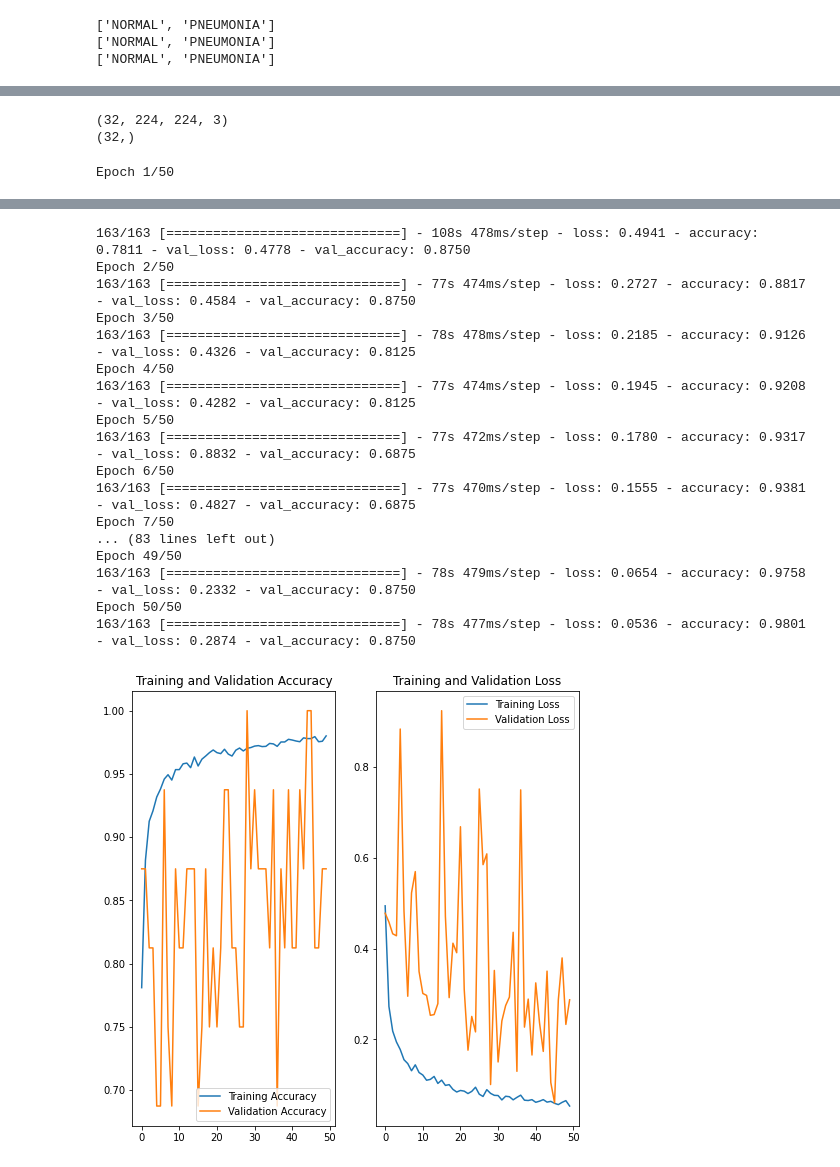
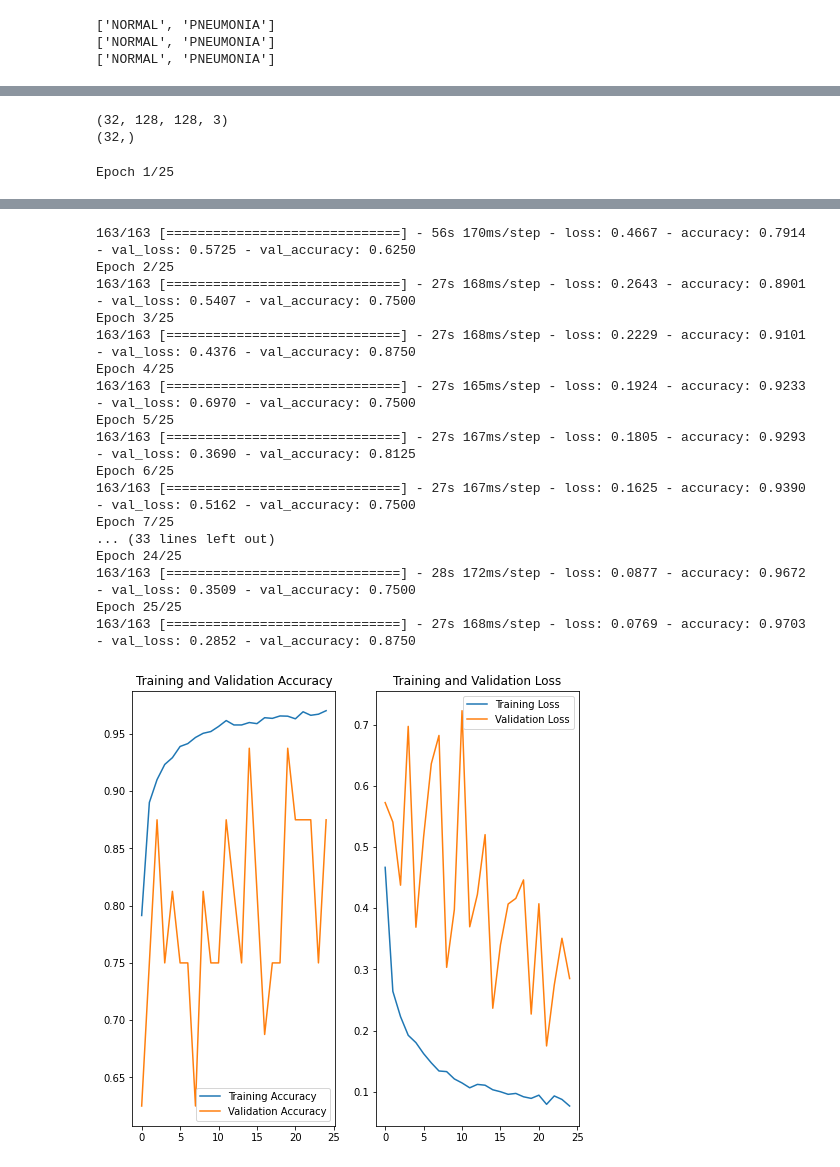
Before and after one commit to Neotemplate/awesome-projects, a Jupyter notebook: pneumonia-ds-with-data-augmentation.ipynb, the cells around one changed output, grey strips where cells are left out. Cells and saved outputs as stored; diff of their text form; code cells hidden in the pictures.

```diff
--- a/pneumonia-ds-with-data-augmentation.ipynb
+++ b/pneumonia-ds-with-data-augmentation.ipynb
@@ -33,8 +33,8 @@ test_dataset_path = '/kaggle/input/chest-xray-pneumonia/chest_xray/chest_xray/te
 val_dataset_path = '/kaggle/input/chest-xray-pneumonia/chest_xray/chest_xray/val'
 
 batch_size = 32
-img_height = 224
-img_width = 224
+img_height = 128
+img_width = 128
 
 train_ds = tf.keras.utils.image_dataset_from_directory(
   train_dataset_path,
@@ -86,7 +86,7 @@ for image_batch, labels_batch in train_ds:
     print(labels_batch.shape)
     break
 # %% [output]
-(32, 224, 224, 3)
+(32, 128, 128, 3)
 (32,)
 # %%
 AUTOTUNE = tf.data.AUTOTUNE
@@ -127,7 +127,7 @@ model.compile(optimizer='adam',
               loss=tf.keras.losses.SparseCategoricalCrossentropy(from_logits=True),
               metrics=['accuracy'])
 
-epochs=50
+epochs=25
 history = model.fit(
   train_ds,
   validation_data=val_ds,
@@ -156,4 +156,4 @@ plt.legend(loc='upper right')
 plt.title('Training and Validation Loss')
 plt.show()
 # %% [output]
-Epoch 1/50
+Epoch 1/25
@@ -163,21 +163,21 @@ Epoch 1/50
-163/163 [==============================] - 108s 478ms/step - loss: 0.4941 - accuracy: 0.7811 - val_loss: 0.4778 - val_accuracy: 0.8750
-Epoch 2/50
-163/163 [==============================] - 77s 474ms/step - loss: 0.2727 - accuracy: 0.8817 - val_loss: 0.4584 - val_accuracy: 0.8750
-Epoch 3/50
-163/163 [==============================] - 78s 478ms/step - loss: 0.2185 - accuracy: 0.9126 - val_loss: 0.4326 - val_accuracy: 0.8125
-Epoch 4/50
-163/163 [==============================] - 77s 474ms/step - loss: 0.1945 - accuracy: 0.9208 - val_loss: 0.4282 - val_accuracy: 0.8125
-Epoch 5/50
-163/163 [==============================] - 77s 472ms/step - loss: 0.1780 - accuracy: 0.9317 - val_loss: 0.8832 - val_accuracy: 0.6875
-Epoch 6/50
-163/163 [==============================] - 77s 470ms/step - loss: 0.1555 - accuracy: 0.9381 - val_loss: 0.4827 - val_accuracy: 0.6875
-Epoch 7/50
-... (83 lines left out)
-Epoch 49/50
-163/163 [==============================] - 78s 479ms/step - loss: 0.0654 - accuracy: 0.9758 - val_loss: 0.2332 - val_accuracy: 0.8750
-Epoch 50/50
-163/163 [==============================] - 78s 477ms/step - loss: 0.0536 - accuracy: 0.9801 - val_loss: 0.2874 - val_accuracy: 0.8750
+163/163 [==============================] - 56s 170ms/step - loss: 0.4667 - accuracy: 0.7914 - val_loss: 0.5725 - val_accuracy: 0.6250
+Epoch 2/25
+163/163 [==============================] - 27s 168ms/step - loss: 0.2643 - accuracy: 0.8901 - val_loss: 0.5407 - val_accuracy: 0.7500
+Epoch 3/25
+163/163 [==============================] - 27s 168ms/step - loss: 0.2229 - accuracy: 0.9101 - val_loss: 0.4376 - val_accuracy: 0.8750
+Epoch 4/25
+163/163 [==============================] - 27s 165ms/step - loss: 0.1924 - accuracy: 0.9233 - val_loss: 0.6970 - val_accuracy: 0.7500
+Epoch 5/25
+163/163 [==============================] - 27s 167ms/step - loss: 0.1805 - accuracy: 0.9293 - val_loss: 0.3690 - val_accuracy: 0.8125
+Epoch 6/25
+163/163 [==============================] - 27s 167ms/step - loss: 0.1625 - accuracy: 0.9390 - val_loss: 0.5162 - val_accuracy: 0.7500
+Epoch 7/25
+... (33 lines left out)
+Epoch 24/25
+163/163 [==============================] - 28s 172ms/step - loss: 0.0877 - accuracy: 0.9672 - val_loss: 0.3509 - val_accuracy: 0.7500
+Epoch 25/25
+163/163 [==============================] - 27s 168ms/step - loss: 0.0769 - accuracy: 0.9703 - val_loss: 0.2852 - val_accuracy: 0.8750
-[figure, old version]
+[figure, new version]
 # %%
 model.summary()
 # %% [output]
```
Also changed, not shown: parts of 7 cells of this notebook.
